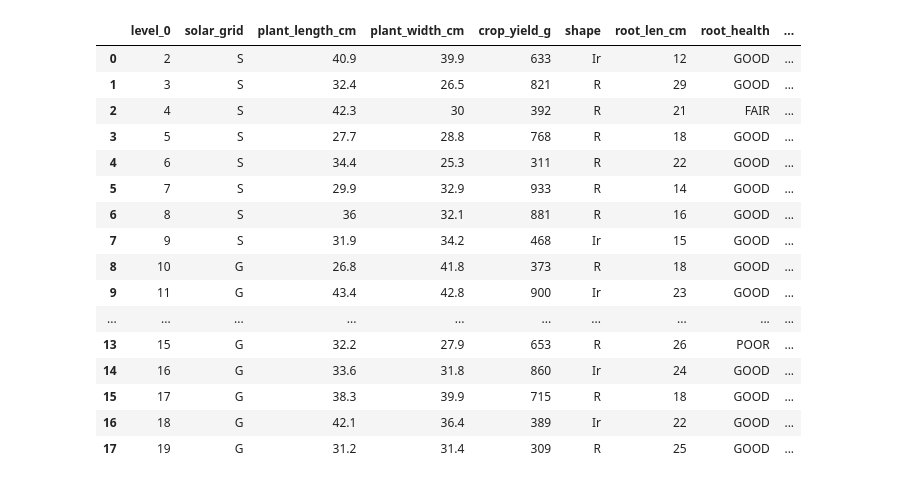
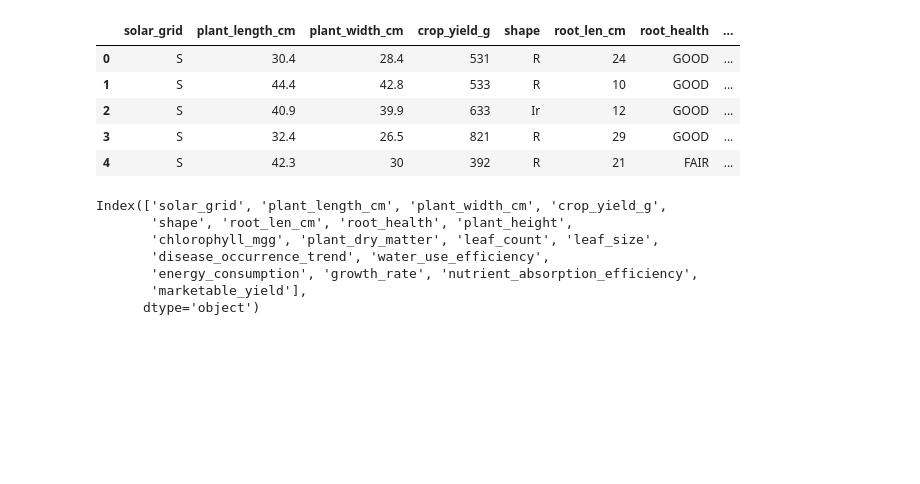
Before and after one commit to taniabuzykina/keylife-ng-pv, a Jupyter notebook: 1. read_data.ipynb, the cells around one changed output. Saved outputs shown, nothing was run; the diff lists cells and outputs as text; code cells hidden in the pictures; blank space fills up the shorter version.

```diff
--- a/1. read_data.ipynb
+++ b/1. read_data.ipynb
@@ -14,20 +14,19 @@ KeyError: "['level_0'] not found in axis"
 # %%
-data
+data.head()
 # %% [output]
-|  | level_0 | solar_grid | plant_length_cm | plant_width_cm | crop_yield_g | shape | root_len_cm | root_health | ... |
-| 0 | 2 | S | 40.9 | 39.9 | 633 | Ir | 12 | GOOD | ... |
-| 1 | 3 | S | 32.4 | 26.5 | 821 | R | 29 | GOOD | ... |
-| 2 | 4 | S | 42.3 | 30 | 392 | R | 21 | FAIR | ... |
-| 3 | 5 | S | 27.7 | 28.8 | 768 | R | 18 | GOOD | ... |
-| 4 | 6 | S | 34.4 | 25.3 | 311 | R | 22 | GOOD | ... |
-| 5 | 7 | S | 29.9 | 32.9 | 933 | R | 14 | GOOD | ... |
-| 6 | 8 | S | 36 | 32.1 | 881 | R | 16 | GOOD | ... |
-| 7 | 9 | S | 31.9 | 34.2 | 468 | Ir | 15 | GOOD | ... |
-| 8 | 10 | G | 26.8 | 41.8 | 373 | R | 18 | GOOD | ... |
-| 9 | 11 | G | 43.4 | 42.8 | 900 | Ir | 23 | GOOD | ... |
-| ... | ... | ... | ... | ... | ... | ... | ... | ... | ... |
-| 13 | 15 | G | 32.2 | 27.9 | 653 | R | 26 | POOR | ... |
-| 14 | 16 | G | 33.6 | 31.8 | 860 | Ir | 24 | GOOD | ... |
-| 15 | 17 | G | 38.3 | 39.9 | 715 | R | 18 | GOOD | ... |
-| 16 | 18 | G | 42.1 | 36.4 | 389 | Ir | 22 | GOOD | ... |
-| 17 | 19 | G | 31.2 | 31.4 | 309 | R | 25 | GOOD | ... |
+|  | solar_grid | plant_length_cm | plant_width_cm | crop_yield_g | shape | root_len_cm | root_health | ... |
+| 0 | S | 30.4 | 28.4 | 531 | R | 24 | GOOD | ... |
+| 1 | S | 44.4 | 42.8 | 533 | R | 10 | GOOD | ... |
+| 2 | S | 40.9 | 39.9 | 633 | Ir | 12 | GOOD | ... |
+| 3 | S | 32.4 | 26.5 | 821 | R | 29 | GOOD | ... |
+| 4 | S | 42.3 | 30 | 392 | R | 21 | FAIR | ... |
+# %%
+data.columns
+# %% [output]
+Index(['solar_grid', 'plant_length_cm', 'plant_width_cm', 'crop_yield_g',
+       'shape', 'root_len_cm', 'root_health', 'plant_height',
+       'chlorophyll_mgg', 'plant_dry_matter', 'leaf_count', 'leaf_size',
+       'disease_occurrence_trend', 'water_use_efficiency',
+       'energy_consumption', 'growth_rate', 'nutrient_absorption_efficiency',
+       'marketable_yield'],
+      dtype='object')
```
Also changed, not shown: parts of 17 cells of this notebook.
